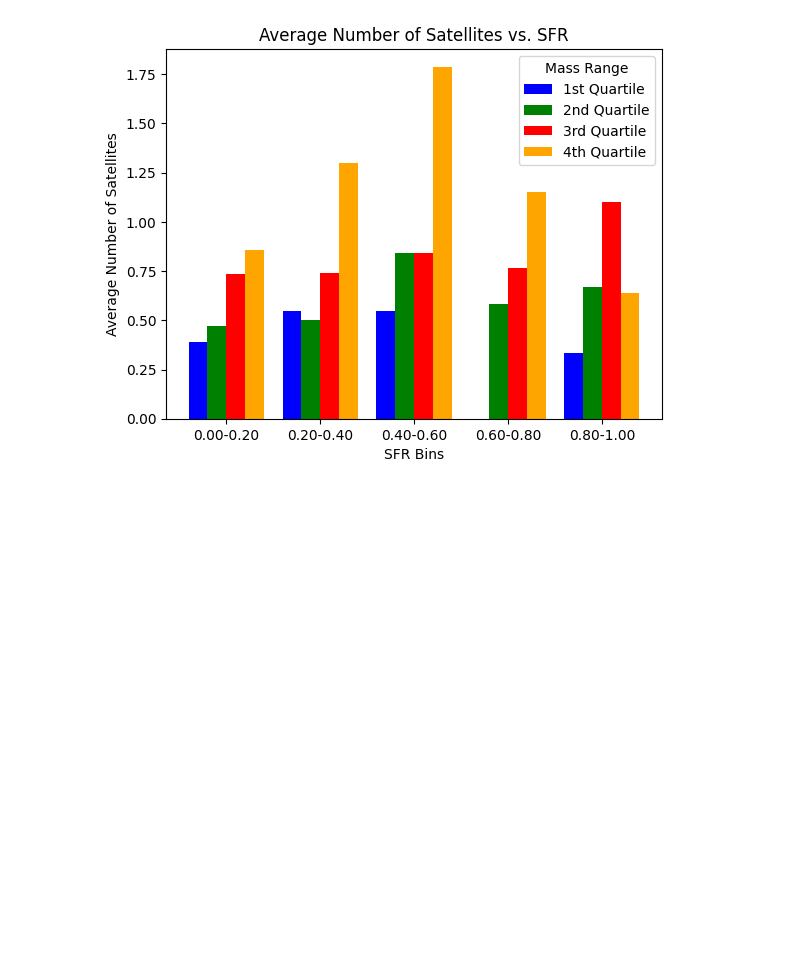
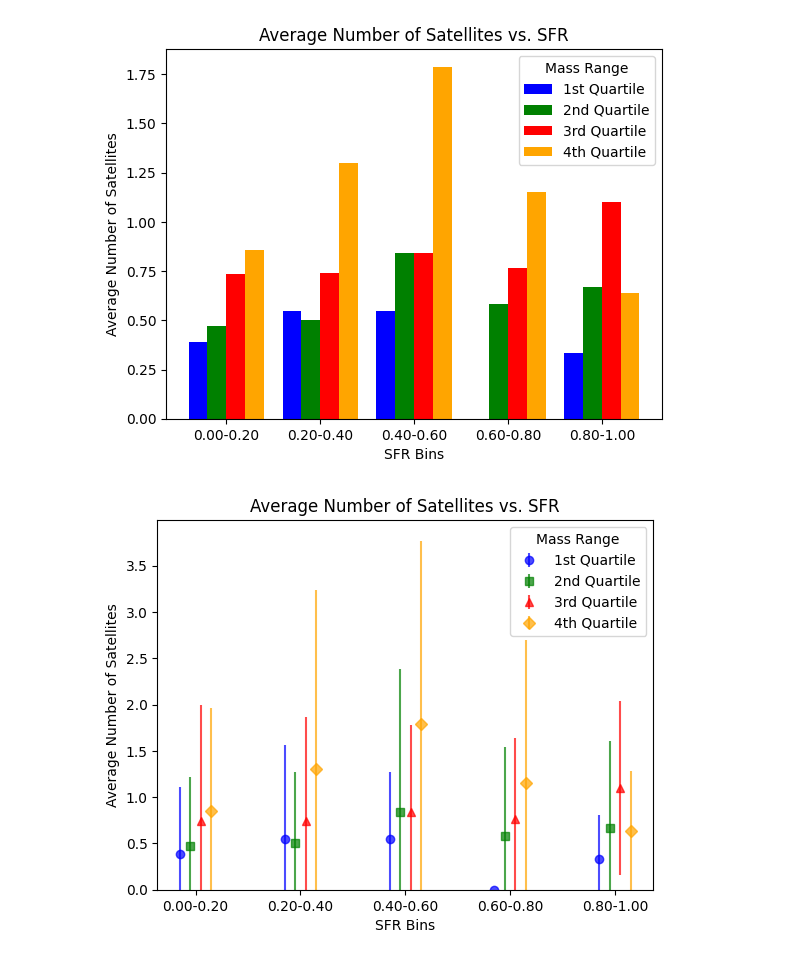
Before and after one commit to harishk30/DwarfGalaxyAnalysis, a Jupyter notebook: SAGAxCM.ipynb, the cells around one changed output. Saved outputs shown, nothing was run; the diff lists cells and outputs as text; code cells hidden in the pictures; blank space fills up the shorter version.

```diff
--- a/SAGAxCM.ipynb
+++ b/SAGAxCM.ipynb
@@ -484,3 +579,50 @@ ax.set_xticklabels(bin_labels)
 plt.show()
 # %% [output]
 [figure]
+# %%
+fig, ax = plt.subplots()
+
+bar_width = 0.04
+offset = -1.5 * bar_width
+i = 0
+markers = ['o', 's', '^', 'D']
+for idx, (mass_range, color, marker, label) in enumerate(zip(mass_ranges, colors, markers, mass_labels)):
+    x = mass_range[0]
+    if(i == 0):
+      x = -np.inf
+      i += 1
+    mass_mask = (filtered_masses_sfr >= x) & (filtered_masses_sfr < mass_range[1])
+    filtered_satellites_mass = filtered_satellites_sfr[mass_mask]
+    filtered_sfr_mass = filtered_sfr[mass_mask]
+
+    digitized_mass = np.digitize(filtered_sfr_mass, bins)
+
+    avg_satellites_mass = []
+    std_satellites_mass = []
+    for i in range(1, len(bins)):
+        bin_values = filtered_satellites_mass[digitized_mass == i]
+        if len(bin_values) > 0:
+            avg_satellites_mass.append(bin_values.mean())
+            std_satellites_mass.append(bin_values.std())
+        else:
+            avg_satellites_mass.append(np.nan)
+            std_satellites_mass.append(np.nan)
+
+    bin_centers = (bins[:-1] + bins[1:]) / 2
+    bin_centers_offset = bin_centers + (idx - 1.5) * 0.02
+
+    ax.errorbar(bin_centers_offset, avg_satellites_mass, yerr=std_satellites_mass, fmt=marker, color=color, label=label, markersize=6, alpha=0.7)
+
+ax.set_xlabel('SFR Bins')
+ax.set_ylabel('Average Number of Satellites')
+ax.set_title('Average Number of Satellites vs. SFR')
+ax.legend(title='Mass Range')
+
+bin_labels = [f'{bins[i]:.2f}-{bins[i+1]:.2f}' for i in range(len(bins)-1)]
+ax.set_xticks(bin_centers)
+ax.set_xticklabels(bin_labels)
+ax.set_ylim(ymin=0)
+
+plt.show()
+# %% [output]
+[figure, added]
```
Also changed, not shown: parts of 3 cells of this notebook.
